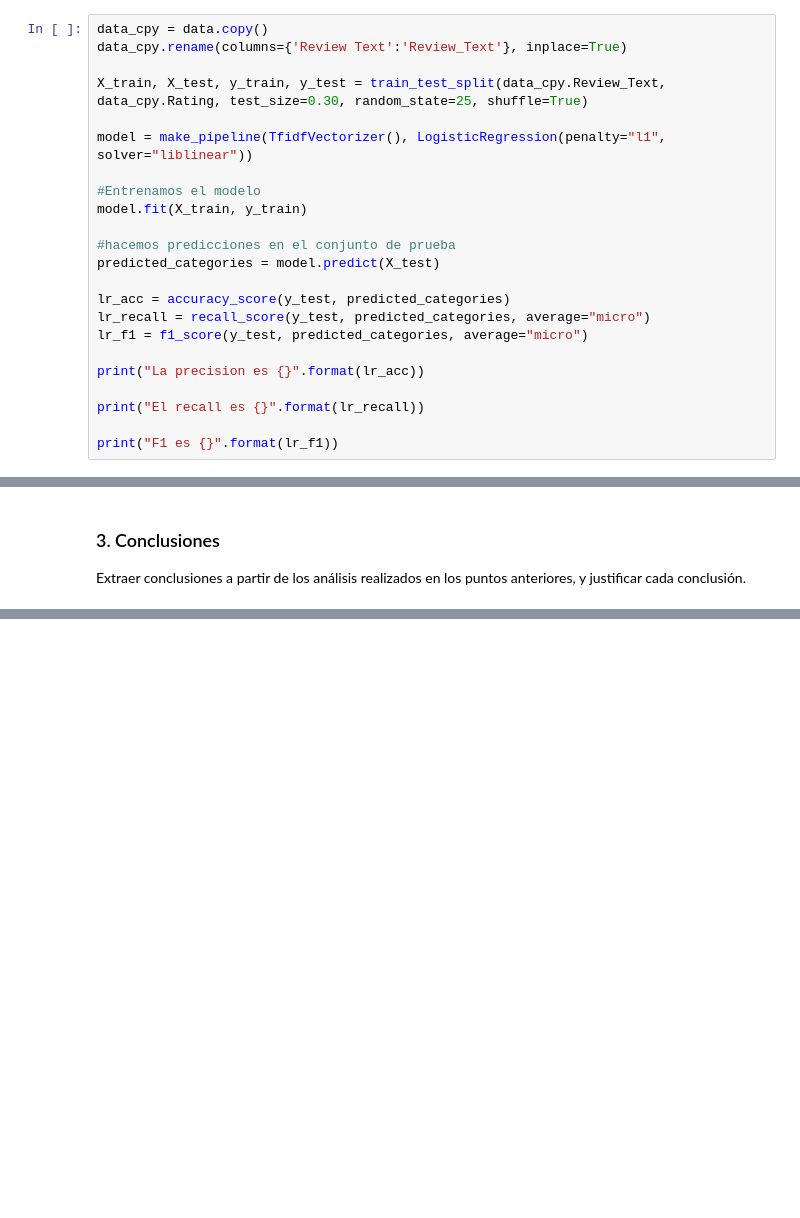
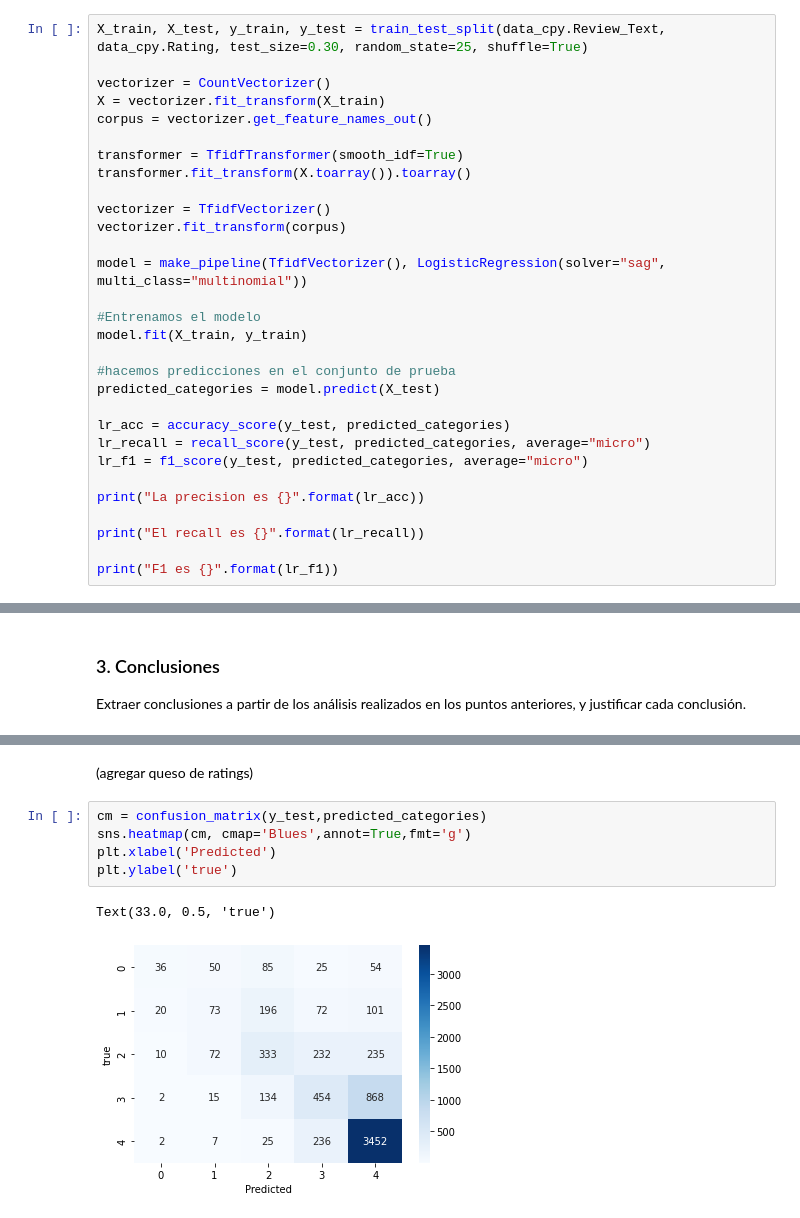
Before and after one commit to 1gnacio/orgadatos-collab-tp2, a Jupyter notebook: TP2.ipynb, the cells around one changed output, grey strips where cells are left out. Cells and saved outputs as stored; diff of their text form; blank space fills up the shorter version.

```diff
--- a/TP2.ipynb
+++ b/TP2.ipynb
@@ -719,10 +775,17 @@ Nos quedamos con el modelo que promedia mejores metricas, regresion logistica, p
 # %%
-data_cpy = data.copy()
-data_cpy.rename(columns={'Review Text':'Review_Text'}, inplace=True)
-
 X_train, X_test, y_train, y_test = train_test_split(data_cpy.Review_Text, data_cpy.Rating, test_size=0.30, random_state=25, shuffle=True)
 
-model = make_pipeline(TfidfVectorizer(), LogisticRegression(penalty="l1", solver="liblinear"))
+vectorizer = CountVectorizer()
+X = vectorizer.fit_transform(X_train)
+corpus = vectorizer.get_feature_names_out()
+
+transformer = TfidfTransformer(smooth_idf=True)
+transformer.fit_transform(X.toarray()).toarray()
+
+vectorizer = TfidfVectorizer()
+vectorizer.fit_transform(corpus)
+
+model = make_pipeline(TfidfVectorizer(), LogisticRegression(solver="sag", multi_class="multinomial"))
 
 #Entrenamos el modelo
 model.fit(X_train, y_train)
@@ -793,0 +826,10 @@ F1 es 0.8892342225675559
+# %% [markdown]
+(agregar queso de ratings)
+# %%
+cm = confusion_matrix(y_test,predicted_categories)
+sns.heatmap(cm, cmap='Blues',annot=True,fmt='g')
+plt.xlabel('Predicted')
+plt.ylabel('true')
+# %% [output]
+Text(33.0, 0.5, 'true')
+[figure, added]
```
Also changed, not shown: parts of 47 cells of this notebook.
